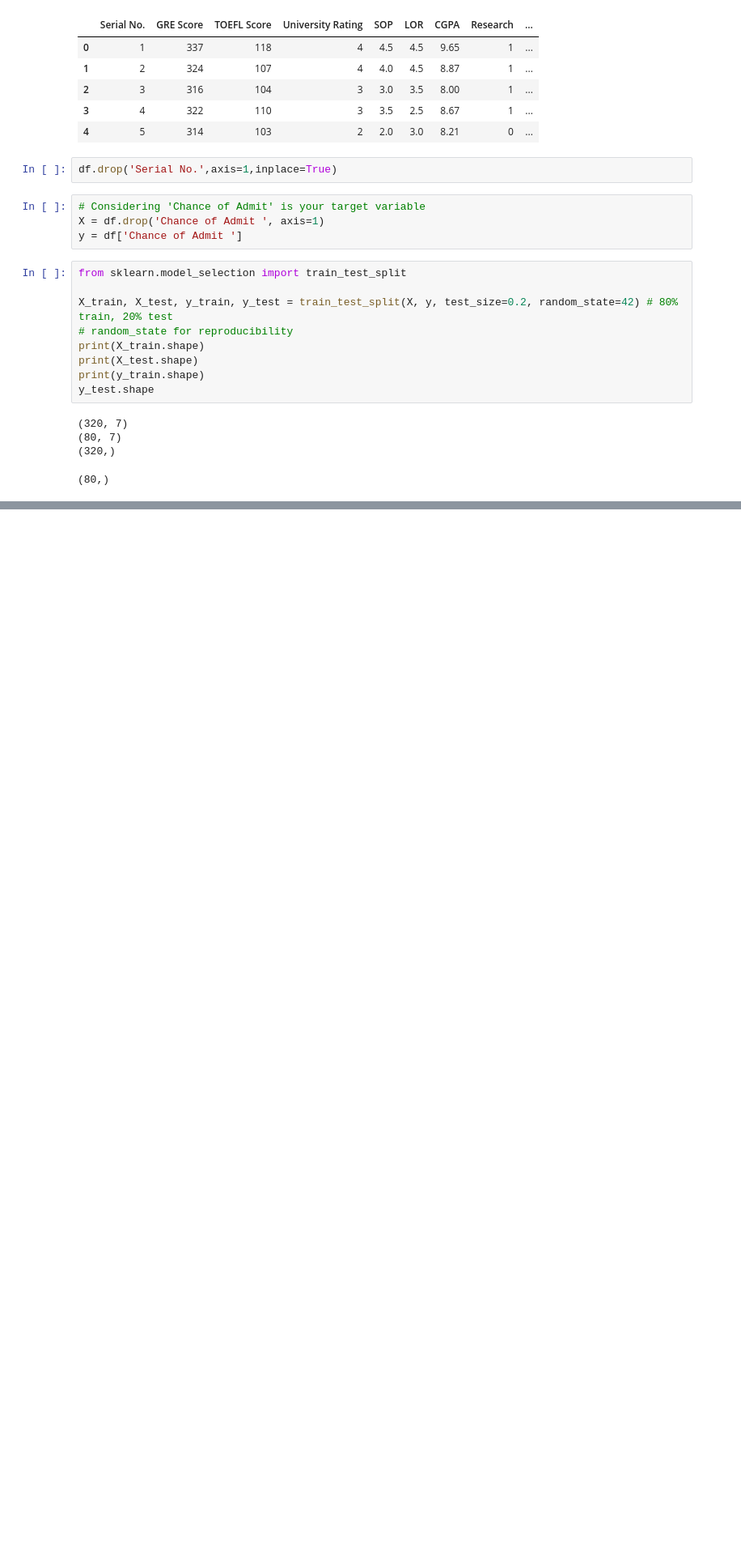
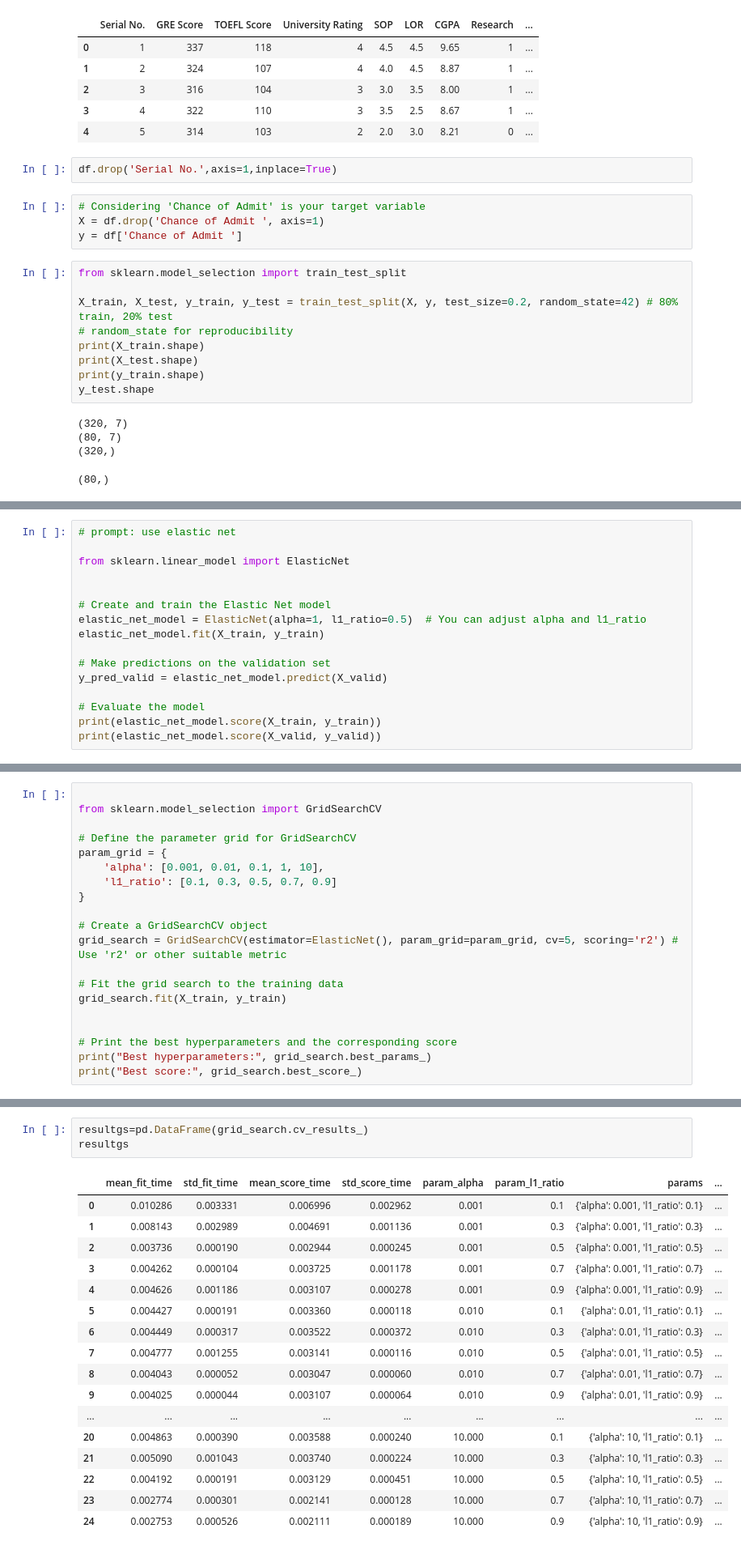
Before and after one commit to pritkudale/ML-for-Teachers, a Jupyter notebook: Linear Regression/grid_search.ipynb, the cells around one changed output, grey strips where cells are left out. Shown: that part at 81% size. Drawn from its saved outputs; the diff is of its cells as text; blank space fills up the shorter version.

```diff
--- a/Linear Regression/grid_search.ipynb
+++ b/Linear Regression/grid_search.ipynb
@@ -58,0 +76,16 @@ lasso_model.score(X_test, y_test)
+# %%
+# prompt: use elastic net
+
+from sklearn.linear_model import ElasticNet
+
+
+# Create and train the Elastic Net model
+elastic_net_model = ElasticNet(alpha=1, l1_ratio=0.5)  # You can adjust alpha and l1_ratio
+elastic_net_model.fit(X_train, y_train)
+
+# Make predictions on the validation set
+y_pred_valid = elastic_net_model.predict(X_valid)
+
+# Evaluate the model
+print(elastic_net_model.score(X_train, y_train))
+print(elastic_net_model.score(X_valid, y_valid))
@@ -58,0 +95,20 @@ lasso_model.score(X_test, y_test)
+# %%
+
+from sklearn.model_selection import GridSearchCV
+
+# Define the parameter grid for GridSearchCV
+param_grid = {
+    'alpha': [0.001, 0.01, 0.1, 1, 10],
+    'l1_ratio': [0.1, 0.3, 0.5, 0.7, 0.9]
+}
+
+# Create a GridSearchCV object
+grid_search = GridSearchCV(estimator=ElasticNet(), param_grid=param_grid, cv=5, scoring='r2') # Use 'r2' or other suitable metric
+
+# Fit the grid search to the training data
+grid_search.fit(X_train, y_train)
+
+
+# Print the best hyperparameters and the corresponding score
+print("Best hyperparameters:", grid_search.best_params_)
+print("Best score:", grid_search.best_score_)
@@ -58,0 +118,21 @@ lasso_model.score(X_test, y_test)
+# %%
+resultgs=pd.DataFrame(grid_search.cv_results_)
+resultgs
+# %% [output]
+|  | mean_fit_time | std_fit_time | mean_score_time | std_score_time | param_alpha | param_l1_ratio | params | ... |
+| 0 | 0.010286 | 0.003331 | 0.006996 | 0.002962 | 0.001 | 0.1 | {'alpha': 0.001, 'l1_ratio': 0.1} | ... |
+| 1 | 0.008143 | 0.002989 | 0.004691 | 0.001136 | 0.001 | 0.3 | {'alpha': 0.001, 'l1_ratio': 0.3} | ... |
+| 2 | 0.003736 | 0.000190 | 0.002944 | 0.000245 | 0.001 | 0.5 | {'alpha': 0.001, 'l1_ratio': 0.5} | ... |
+| 3 | 0.004262 | 0.000104 | 0.003725 | 0.001178 | 0.001 | 0.7 | {'alpha': 0.001, 'l1_ratio': 0.7} | ... |
+| 4 | 0.004626 | 0.001186 | 0.003107 | 0.000278 | 0.001 | 0.9 | {'alpha': 0.001, 'l1_ratio': 0.9} | ... |
+| 5 | 0.004427 | 0.000191 | 0.003360 | 0.000118 | 0.010 | 0.1 | {'alpha': 0.01, 'l1_ratio': 0.1} | ... |
+| 6 | 0.004449 | 0.000317 | 0.003522 | 0.000372 | 0.010 | 0.3 | {'alpha': 0.01, 'l1_ratio': 0.3} | ... |
+| 7 | 0.004777 | 0.001255 | 0.003141 | 0.000116 | 0.010 | 0.5 | {'alpha': 0.01, 'l1_ratio': 0.5} | ... |
+| 8 | 0.004043 | 0.000052 | 0.003047 | 0.000060 | 0.010 | 0.7 | {'alpha': 0.01, 'l1_ratio': 0.7} | ... |
+| 9 | 0.004025 | 0.000044 | 0.003107 | 0.000064 | 0.010 | 0.9 | {'alpha': 0.01, 'l1_ratio': 0.9} | ... |
+| ... | ... | ... | ... | ... | ... | ... | ... | ... |
+| 20 | 0.004863 | 0.000390 | 0.003588 | 0.000240 | 10.000 | 0.1 | {'alpha': 10, 'l1_ratio': 0.1} | ... |
+| 21 | 0.005090 | 0.001043 | 0.003740 | 0.000224 | 10.000 | 0.3 | {'alpha': 10, 'l1_ratio': 0.3} | ... |
+| 22 | 0.004192 | 0.000191 | 0.003129 | 0.000451 | 10.000 | 0.5 | {'alpha': 10, 'l1_ratio': 0.5} | ... |
+| 23 | 0.002774 | 0.000301 | 0.002141 | 0.000128 | 10.000 | 0.7 | {'alpha': 10, 'l1_ratio': 0.7} | ... |
+| 24 | 0.002753 | 0.000526 | 0.002111 | 0.000189 | 10.000 | 0.9 | {'alpha': 10, 'l1_ratio': 0.9} | ... |
```
Also changed, not shown: parts of 6 cells of this notebook.
